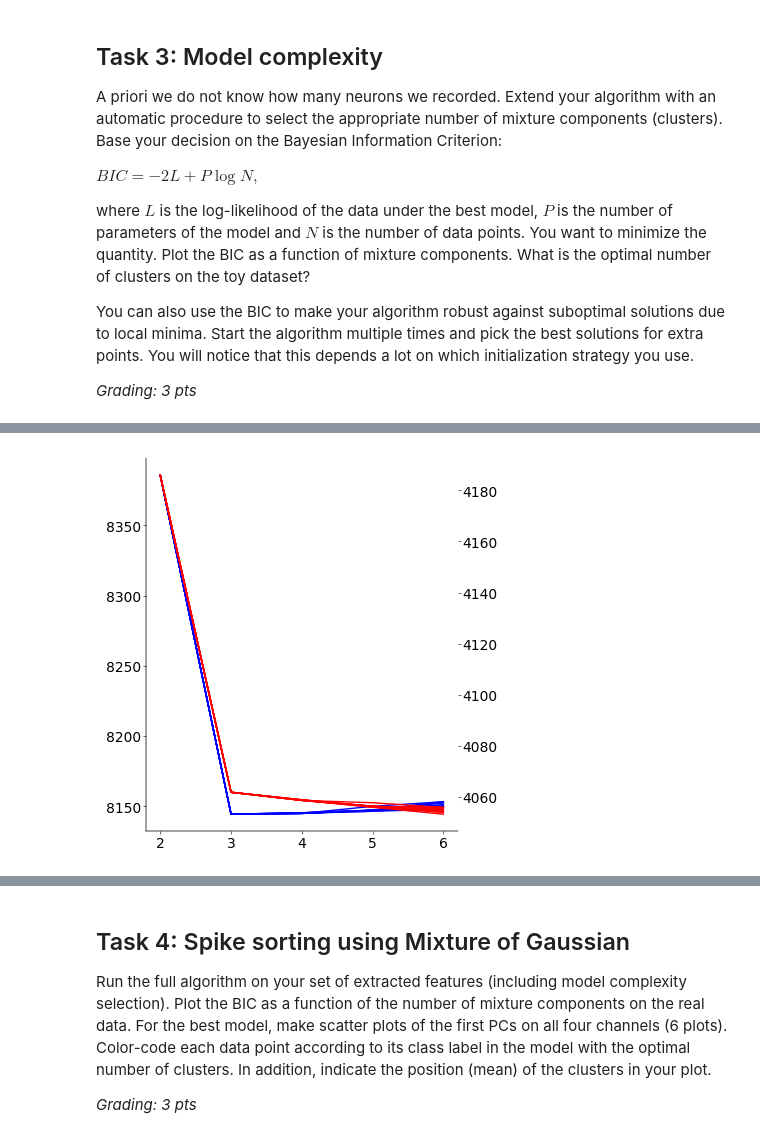
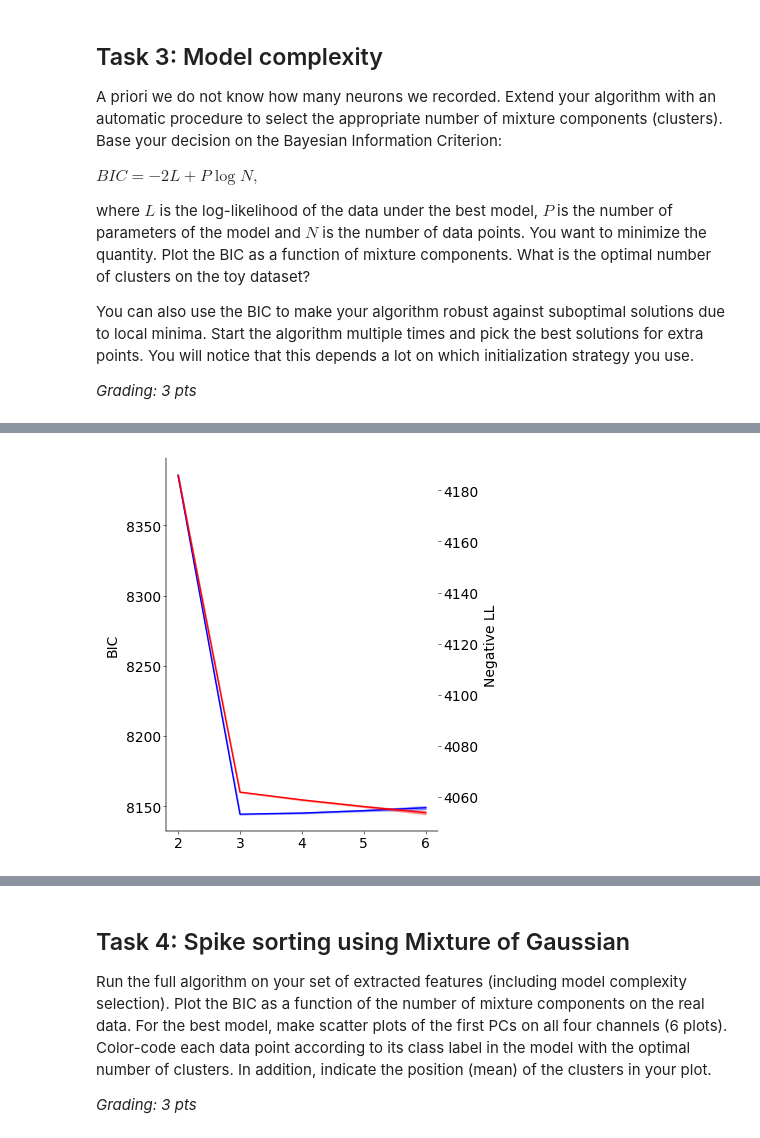
Before and after one commit to stedavkle/uni-tue-nds, a Jupyter notebook: CL2/notebooks/CodingLab2.ipynb, the cells around one changed output, grey strips where cells are left out. Drawn from its saved outputs; the diff is of its cells as text; code cells hidden in the pictures.

```diff
--- a/CL2/notebooks/CodingLab2.ipynb
+++ b/CL2/notebooks/CodingLab2.ipynb
@@ -417,21 +429,63 @@ for i, seed in enumerate(seeds):
         labels, m, S, p = fit_mog(x, k, random_seed=seed)
         BIC[i, j], LL[i, j] = mog_bic(x, m, S, p)
 # %%
-# TODO SO KANN MAN DIESEN PLOT NICHT LASSEN! xD
+# # TODO SO KANN MAN DIESEN PLOT NICHT LASSEN! xD
 
-fig, ax = plt.subplots(figsize=(4, 4))
-# plot BIC
+# fig, ax = plt.subplots(figsize=(4, 4))
+# # plot BIC
 
-best_bic = np.unravel_index(
-    np.argmin(BIC), BIC.shape
-)  # TODO multiple identical BICs in matrix
-ax2 = ax.twinx()
+# best_bic = np.unravel_index(
+#     np.argmin(BIC), BIC.shape
+# )  # TODO multiple identical BICs in matrix
+# ax2 = ax.twinx()
 
-for i in range(num_seeds):
-    ax.plot(K, BIC[i], c="b")
+# for i in range(num_seeds):
+#     ax.plot(K, BIC[i], c="b")
 
-    ax2.plot(K, -LL[i], c="r")  # TODO that's kinda shitty
+#     ax2.plot(K, -LL[i], c="r")  # TODO that's kinda shitty
 
-plt.show()
+# plt.show()
+
+# Moved some code fro
+# random_seed, kk = np.where(BIC == BIC.min())  # returns index of lowest cluster
+# random_seed = random_seed[0]
+# kk = kk[0]  # index of lowest cluster
+# print(f"lowest BIC: # cluster = {K[kk]}")
+# # a, m, S, p = fit_mog(b, K[kk], random_seed=random_seed)
-# %% [output]
-[figure, removed]
+# %%
+# Compute mean and standard deviation along cluster sizes
+mean_BIC = np.mean(BIC, axis=0)
+std_BIC = np.std(BIC, axis=0)
+
+mean_ll = np.mean(LL, axis=0)
+std_ll = np.std(LL, axis=0)
+
+
+fig, ax = plt.subplots(figsize=(4, 4))
+# plot BIC
+
+ax2 = ax.twinx()
+
+ax.plot(K, mean_BIC, c="b")
+ax.fill_between(
+    K,
+    mean_BIC - std_BIC,
+    mean_BIC + std_BIC,
+    alpha=0.3,
+    color="blue",
+    label="sd BIC",
+)
+ax2.plot(K, -mean_ll, c="r")
+ax2.fill_between(
+    K,
+    -mean_ll - std_ll,
+    -mean_ll + std_ll,
+    alpha=0.3,
+    color="red",
+    label="sd LL",
+)
+ax.set_ylabel("BIC")
+ax2.set_ylabel("Negative LL")
+plt.show()
+# %% [output]
+[figure, added]
```
Also changed, not shown: parts of 17 cells of this notebook.
